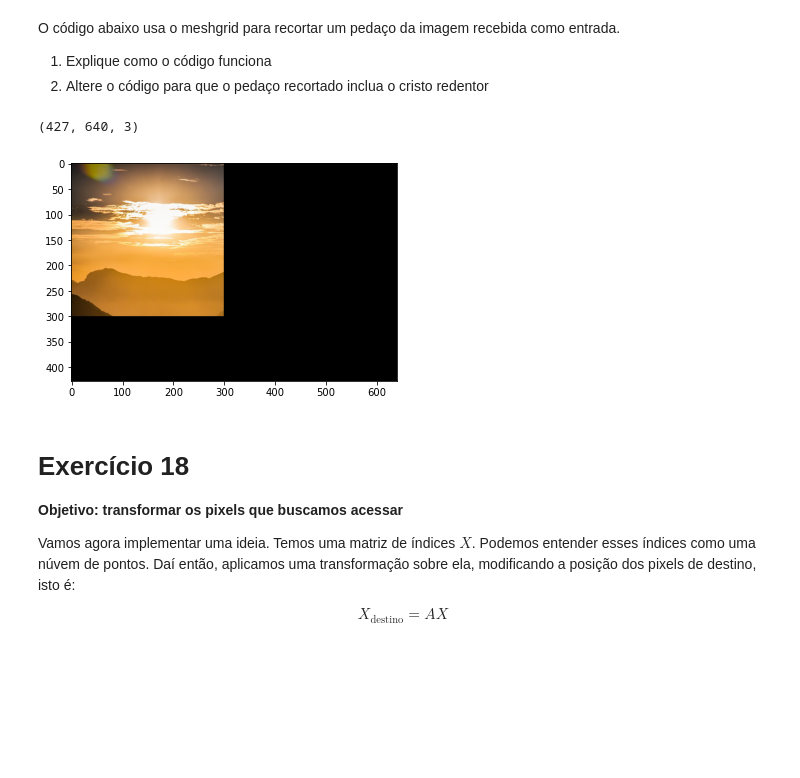
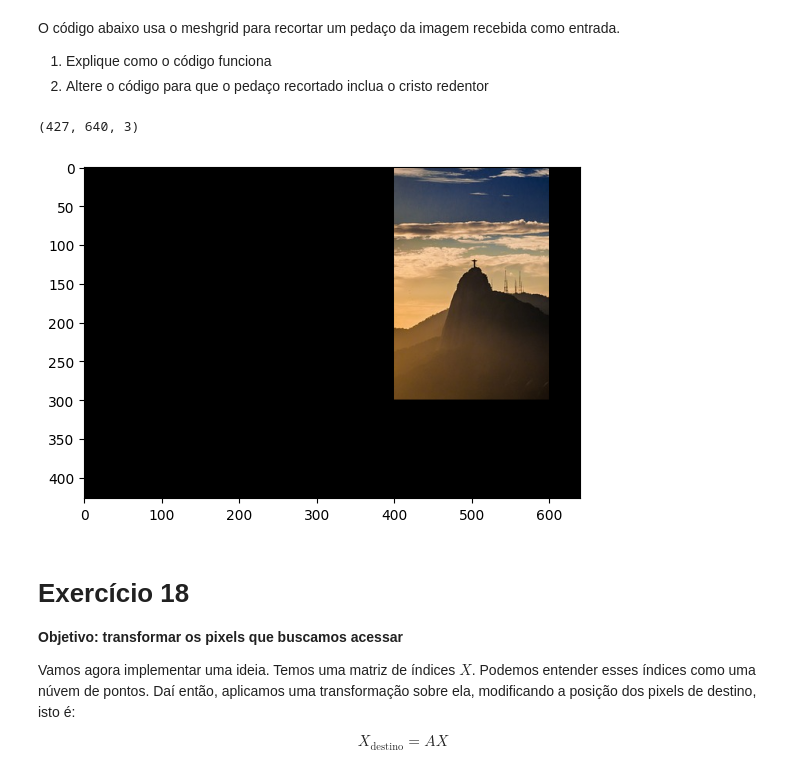
Before and after one commit to jonasbp/AlgLin24-1, a Jupyter notebook: Aula3/03-geometria_analitica.ipynb, the cells around one changed output. Saved outputs shown, nothing was run; the diff lists cells and outputs as text; code cells hidden in the pictures; blank space fills up the shorter version.

```diff
--- a/Aula3/03-geometria_analitica.ipynb
+++ b/Aula3/03-geometria_analitica.ipynb
@@ -781,17 +848,17 @@ O código abaixo usa o meshgrid para recortar um pedaço da imagem recebida como
 # %%
 image = mpimg.imread("rio_de_janeiro.jpg")
 image_ = np.zeros_like(image)
 
-X = criar_indices(0, 300, 0, 300)
+X = criar_indices(0, 300, 400, 600)
 image_[X[0,:], X[1,:], :] = image[X[0,:], X[1,:], :]
 
 print(image_.shape)
 plt.figure()
 plt.imshow(image_)
 plt.show()
 # %% [output]
 (427, 640, 3)
-[figure, old version]
+[figure, new version]
 # %% [markdown]
 # Exercício 18
 **Objetivo: transformar os pixels que buscamos acessar**
```
Also changed, not shown: parts of 25 cells of this notebook, 5 other files.
